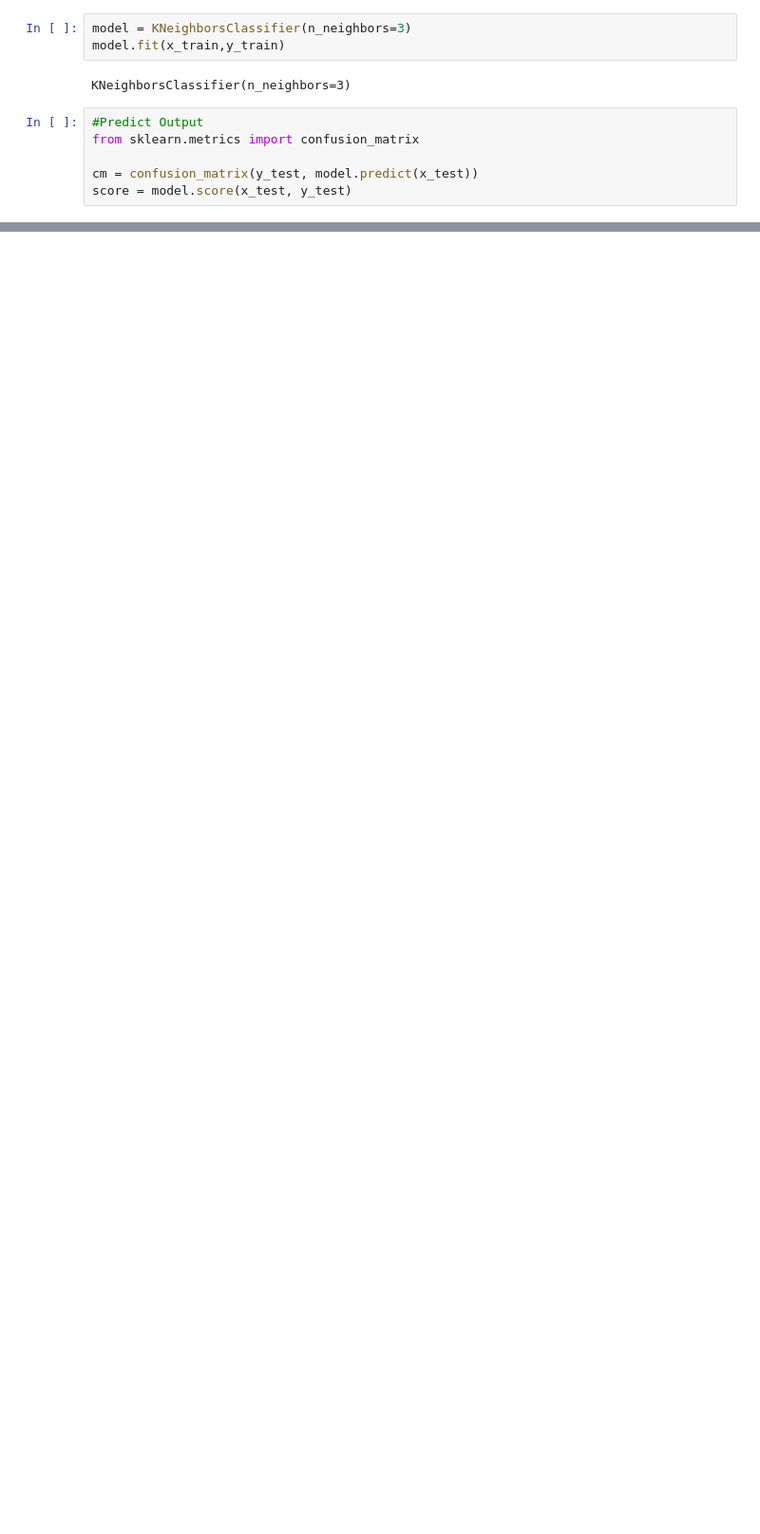
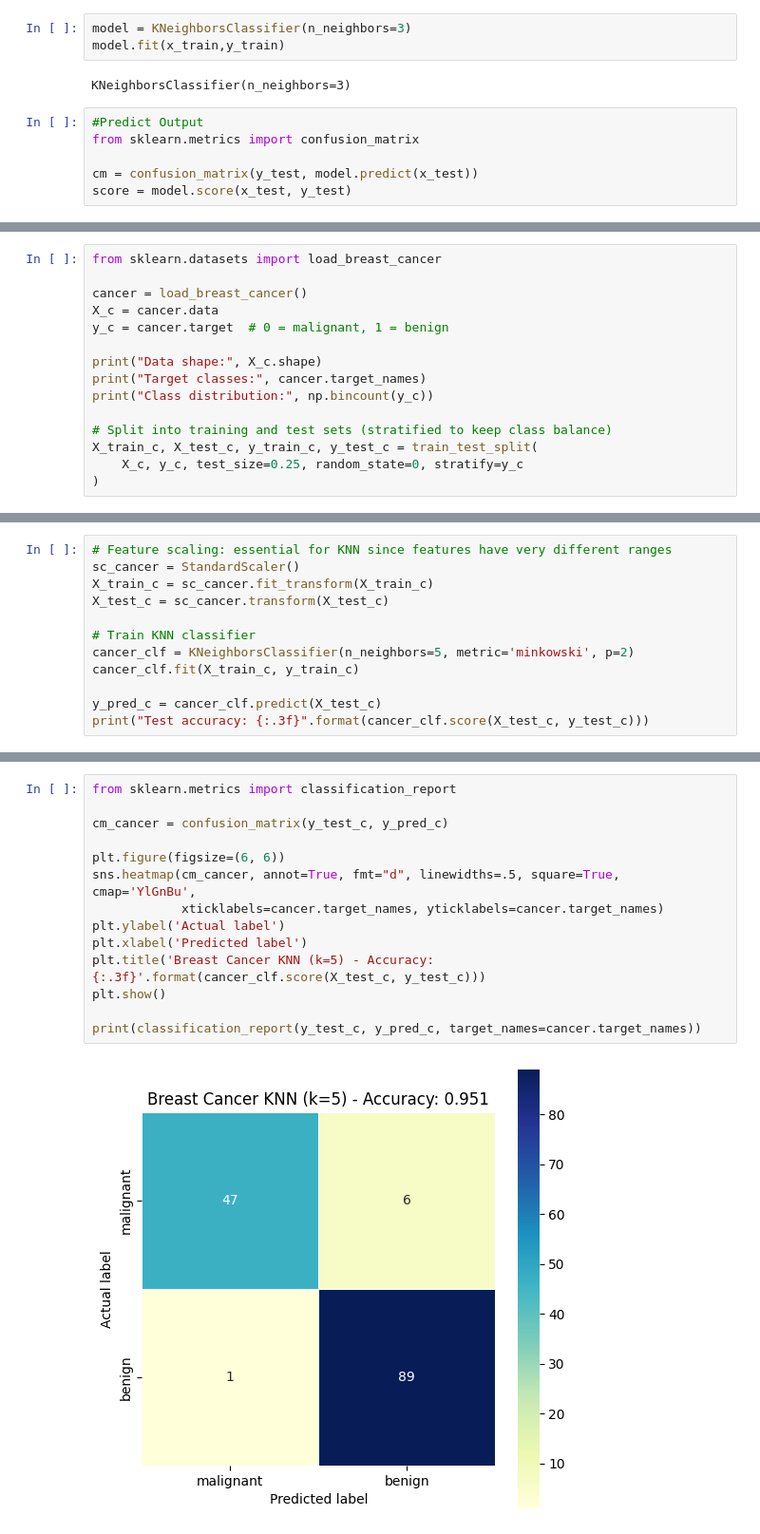
Before and after one commit to techseeko/AAI614_Haidar, a Jupyter notebook: Week-5/Saoud-Notebook5.4.ipynb, the cells around one changed output, grey strips where cells are left out. Shown at 95% size. Cells and saved outputs as stored; diff of their text form; blank space fills up the shorter version.

```diff
--- a/Week-5/Saoud-Notebook5.4.ipynb
+++ b/Week-5/Saoud-Notebook5.4.ipynb
@@ -93,0 +168,15 @@ plt.title(all_sample_title, size = 15);
+# %%
+from sklearn.datasets import load_breast_cancer
+
+cancer = load_breast_cancer()
+X_c = cancer.data
+y_c = cancer.target  # 0 = malignant, 1 = benign
+
+print("Data shape:", X_c.shape)
+print("Target classes:", cancer.target_names)
+print("Class distribution:", np.bincount(y_c))
+
+# Split into training and test sets (stratified to keep class balance)
+X_train_c, X_test_c, y_train_c, y_test_c = train_test_split(
+    X_c, y_c, test_size=0.25, random_state=0, stratify=y_c
+)
@@ -93,0 +187,12 @@ plt.title(all_sample_title, size = 15);
+# %%
+# Feature scaling: essential for KNN since features have very different ranges
+sc_cancer = StandardScaler()
+X_train_c = sc_cancer.fit_transform(X_train_c)
+X_test_c = sc_cancer.transform(X_test_c)
+
+# Train KNN classifier
+cancer_clf = KNeighborsClassifier(n_neighbors=5, metric='minkowski', p=2)
+cancer_clf.fit(X_train_c, y_train_c)
+
+y_pred_c = cancer_clf.predict(X_test_c)
+print("Test accuracy: {:.3f}".format(cancer_clf.score(X_test_c, y_test_c)))
@@ -93,0 +205,16 @@ plt.title(all_sample_title, size = 15);
+# %%
+from sklearn.metrics import classification_report
+
+cm_cancer = confusion_matrix(y_test_c, y_pred_c)
+
+plt.figure(figsize=(6, 6))
+sns.heatmap(cm_cancer, annot=True, fmt="d", linewidths=.5, square=True, cmap='YlGnBu',
+            xticklabels=cancer.target_names, yticklabels=cancer.target_names)
+plt.ylabel('Actual label')
+plt.xlabel('Predicted label')
+plt.title('Breast Cancer KNN (k=5) - Accuracy: {:.3f}'.format(cancer_clf.score(X_test_c, y_test_c)))
+plt.show()
+
+print(classification_report(y_test_c, y_pred_c, target_names=cancer.target_names))
+# %% [output]
+[figure, added]
```
Also changed, not shown: parts of 22 cells of this notebook.
